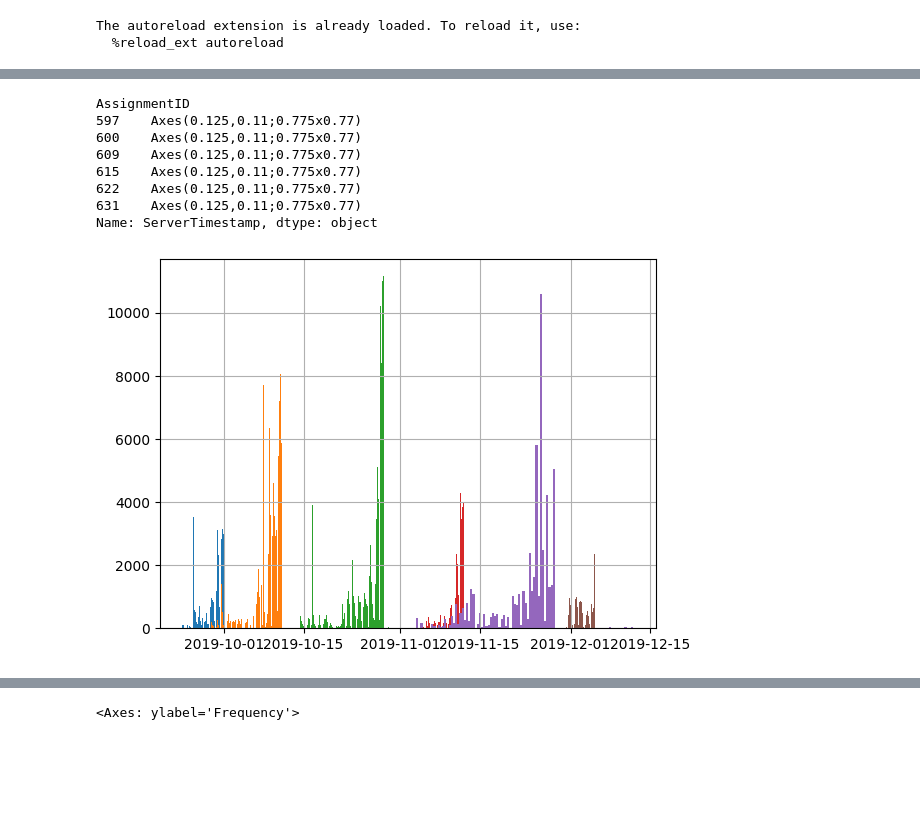
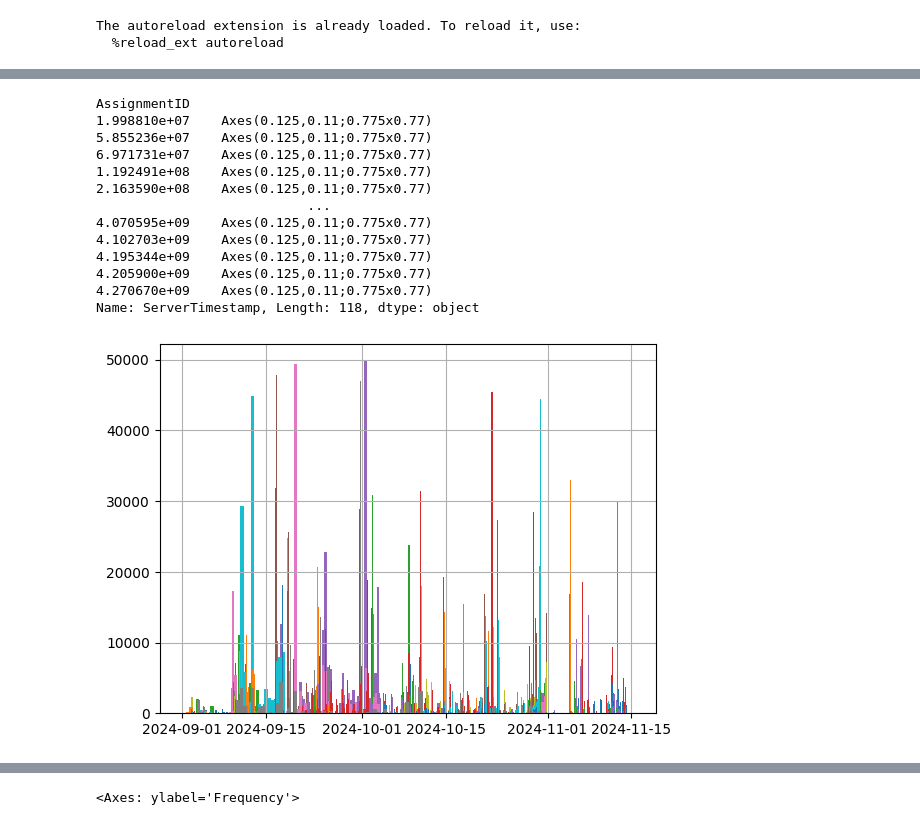
Before and after one commit to CSSPLICE/ProgSnapToolkit, a Jupyter notebook: test_anaytics.ipynb, the cells around one changed output, grey strips where cells are left out. Drawn from its saved outputs; the diff is of its cells as text; code cells hidden in the pictures; blank space fills up the shorter version.

```diff
--- a/test_anaytics.ipynb
+++ b/test_anaytics.ipynb
@@ -108,15 +112,27 @@ Warning: Invalid timezone offset '0' for 'ServerTimestamp' value '2019-12-05T04:
+# %%
+bad_assignment_ids = [407610653, 1147927607, 1407437764]
+main_table = main_table[~main_table[Cols.AssignmentID].isin(bad_assignment_ids)]
+# %%
+# TODO: CONFIG
+start_time = "2024-09-01 00:00:00"
+main_table = main_table[main_table[timestamp_col] >= start_time]
 # %%
-main_table.groupby(Cols.AssignmentID)[Cols.ServerTimestamp].hist(bins=100)
+main_table.groupby(Cols.AssignmentID)[timestamp_col].hist(bins=100)
 # %% [output]
 AssignmentID
-597    Axes(0.125,0.11;0.775x0.77)
-600    Axes(0.125,0.11;0.775x0.77)
-609    Axes(0.125,0.11;0.775x0.77)
-615    Axes(0.125,0.11;0.775x0.77)
-622    Axes(0.125,0.11;0.775x0.77)
-631    Axes(0.125,0.11;0.775x0.77)
-Name: ServerTimestamp, dtype: object
+1.998810e+07    Axes(0.125,0.11;0.775x0.77)
+5.855236e+07    Axes(0.125,0.11;0.775x0.77)
+6.971731e+07    Axes(0.125,0.11;0.775x0.77)
+1.192491e+08    Axes(0.125,0.11;0.775x0.77)
+2.163590e+08    Axes(0.125,0.11;0.775x0.77)
+                           ...
+4.070595e+09    Axes(0.125,0.11;0.775x0.77)
+4.102703e+09    Axes(0.125,0.11;0.775x0.77)
+4.195344e+09    Axes(0.125,0.11;0.775x0.77)
+4.205900e+09    Axes(0.125,0.11;0.775x0.77)
+4.270670e+09    Axes(0.125,0.11;0.775x0.77)
+Name: ServerTimestamp, Length: 118, dtype: object
-[figure, old version]
+[figure, new version]
 # %%
 import numpy as np
 for i in main_table[Cols.ServerTimestamp].quantile(np.arange(0, 1.01, 0.01)).to_list():
```
Also changed, not shown: parts of 23 cells of this notebook, 4 other files.
